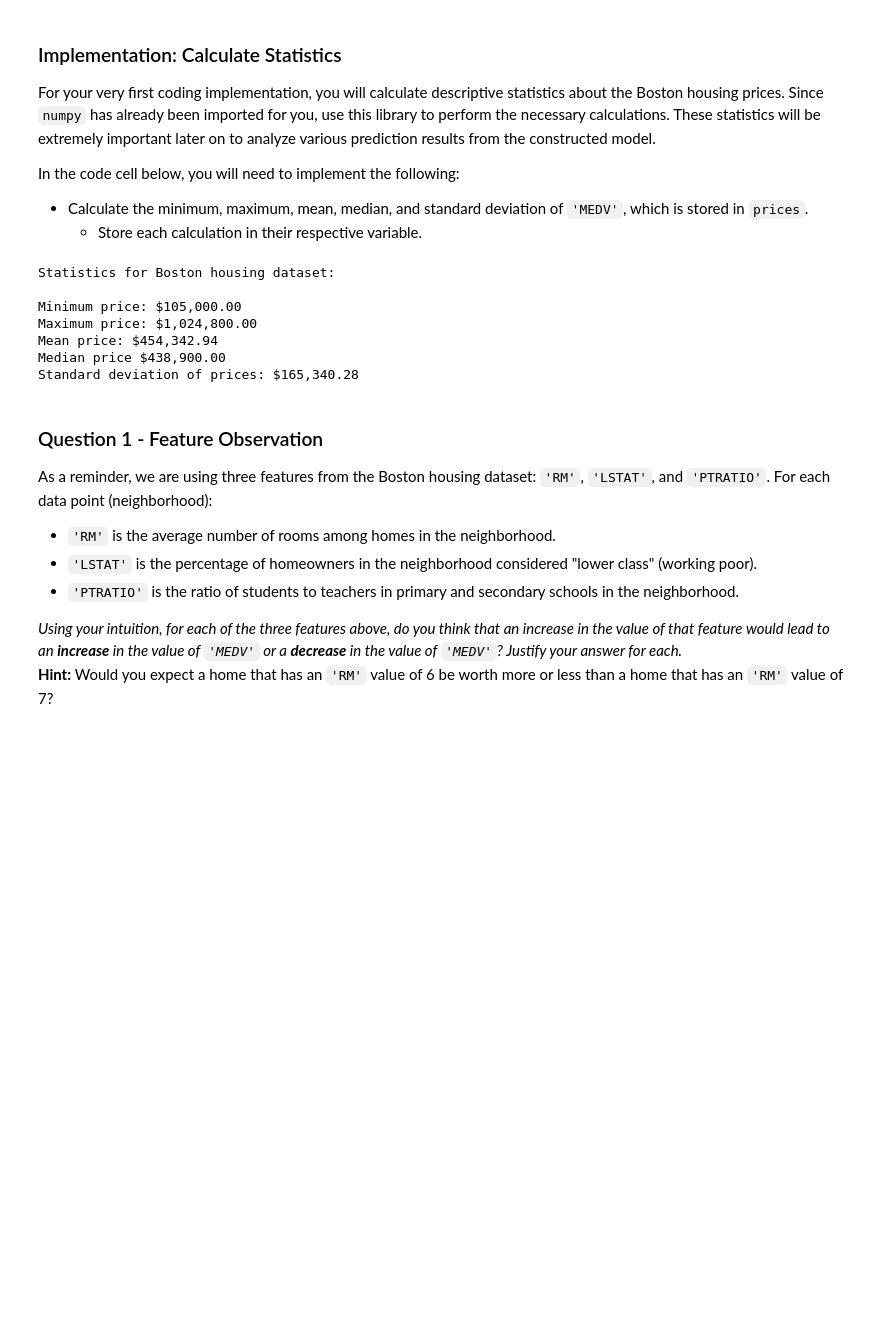
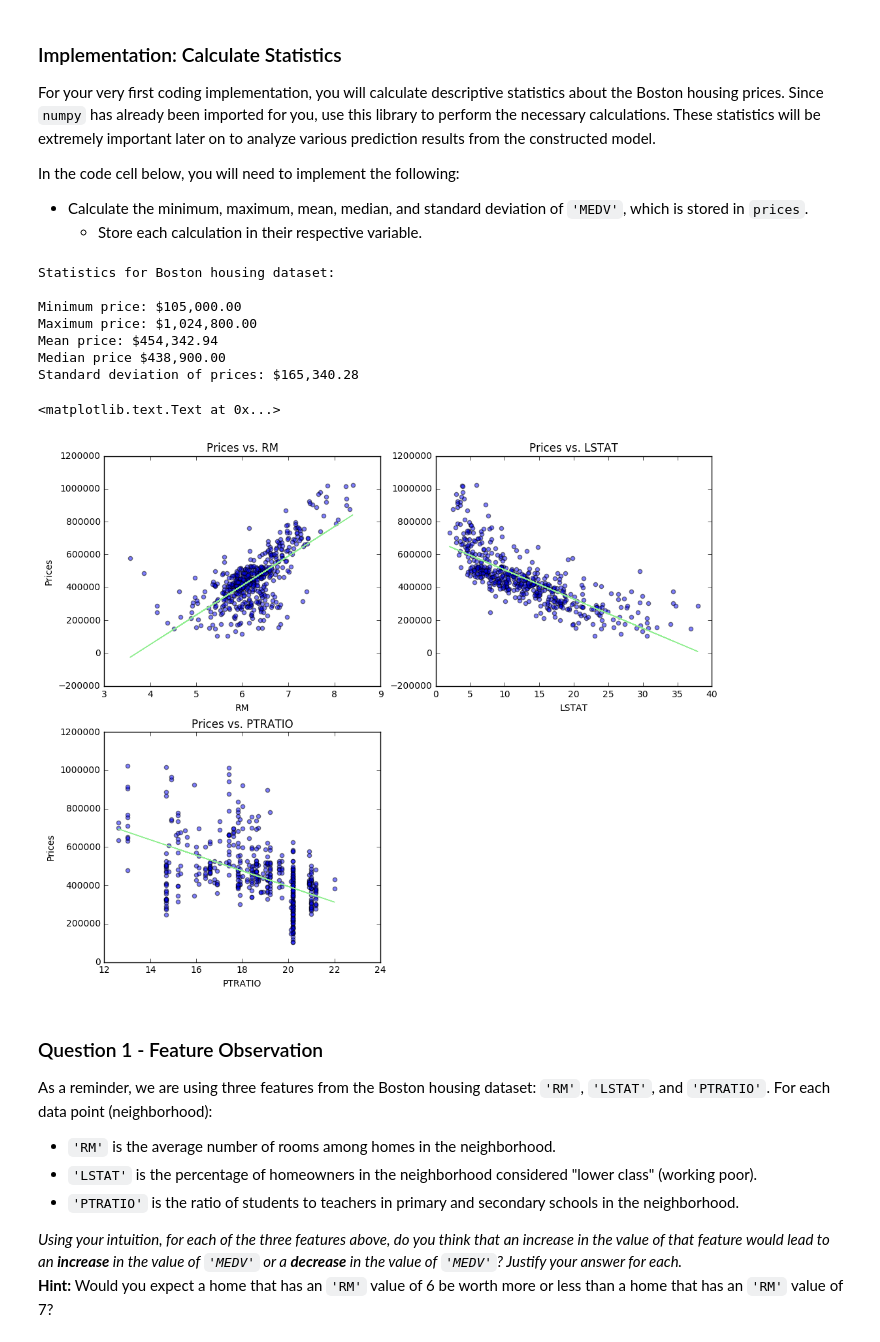
Before and after one commit to rmartinsjr/machine-learning, a Jupyter notebook: boston_housing/boston_housing.ipynb, the cells around one changed output. Saved outputs shown, nothing was run; the diff lists cells and outputs as text; code cells hidden in the pictures; blank space fills up the shorter version.

Commit message:
Project review
Added graphs to better visualize the data and edited some answers.

```diff
--- a/boston_housing/boston_housing.ipynb
+++ b/boston_housing/boston_housing.ipynb
@@ -53,36 +53,69 @@ In the code cell below, you will need to implement the following:
 - Calculate the minimum, maximum, mean, median, and standard deviation of `'MEDV'`, which is stored in `prices`.
   - Store each calculation in their respective variable.
 # %%
+import matplotlib.pyplot as plt
+
 # TODO: Minimum price of the data
 minimum_price = prices.min()
 
 # TODO: Maximum price of the data
 maximum_price = prices.max()
 
 # TODO: Mean price of the data
 mean_price = prices.mean()
 
 # TODO: Median price of the data
 median_price = prices.median()
 
 # TODO: Standard deviation of prices of the data
 std_price = prices.std()
 
 # Show the calculated statistics
 print "Statistics for Boston housing dataset:\n"
 print "Minimum price: ${:,.2f}".format(minimum_price)
 print "Maximum price: ${:,.2f}".format(maximum_price)
 print "Mean price: ${:,.2f}".format(mean_price)
 print "Median price ${:,.2f}".format(median_price)
 print "Standard deviation of prices: ${:,.2f}".format(std_price)
+
+# Visualizing data
+plt.figure(figsize = (12, 10))
+
+# Plotting RM
+plt.subplot(221)
+plt.scatter(features['RM'], prices, alpha = 0.5)
+trendline = np.polyfit(features['RM'], prices, deg = 1)
+plt.plot(features['RM'], trendline[0] * features['RM'] + trendline[1], color = 'lightgreen')
+plt.title('Prices vs. RM')
+plt.xlabel('RM')
+plt.ylabel('Prices')
+
+# Plotting LSTAT
+plt.subplot(222)
+plt.scatter(features['LSTAT'], prices, alpha = 0.5)
+trendline = np.polyfit(features['LSTAT'], prices, deg = 1)
+plt.plot(features['LSTAT'], trendline[0] * features['LSTAT'] + trendline[1], color = 'lightgreen')
+plt.title('Prices vs. LSTAT')
+plt.xlabel('LSTAT')
+
+# Plotting PTRATIO
+plt.subplot(223)
+plt.scatter(features['PTRATIO'], prices, alpha = 0.5)
+trendline = np.polyfit(features['PTRATIO'], prices, deg = 1)
+plt.plot(features['PTRATIO'], trendline[0] * features['PTRATIO'] + trendline[1], color = 'lightgreen')
+plt.title('Prices vs. PTRATIO')
+plt.xlabel('PTRATIO')
+plt.ylabel('Prices')
 # %% [output]
 Statistics for Boston housing dataset:
 
 Minimum price: $105,000.00
 Maximum price: $1,024,800.00
 Mean price: $454,342.94
 Median price $438,900.00
 Standard deviation of prices: $165,340.28
+<matplotlib.text.Text at 0x...>
+[figure, added]
 # %% [markdown]
 ### Question 1 - Feature Observation
 As a reminder, we are using three features from the Boston housing dataset: `'RM'`, `'LSTAT'`, and `'PTRATIO'`. For each data point (neighborhood):
```
Also changed, not shown: parts of 4 cells of this notebook, 1 other file.
